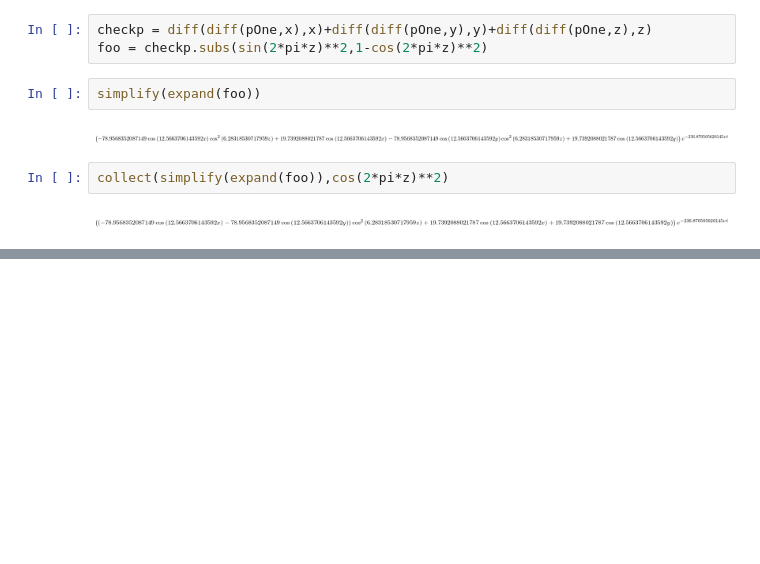
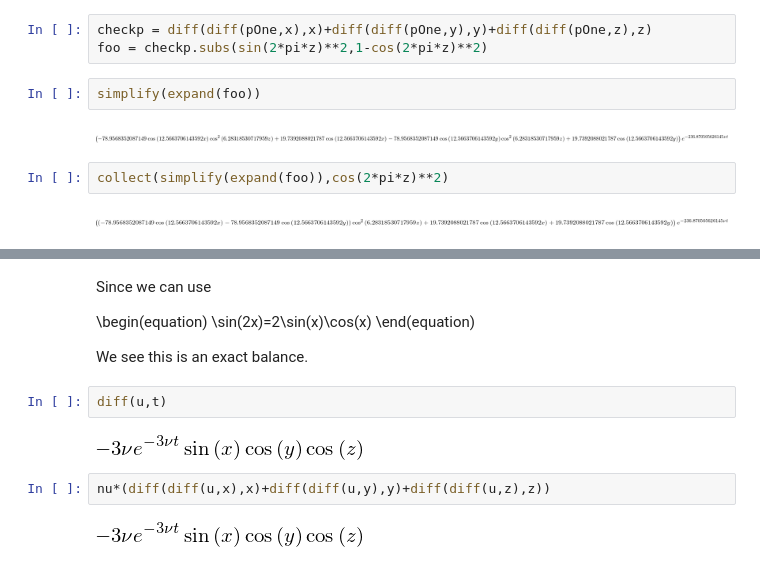
Before and after one commit to beganthewit/dns, a Jupyter notebook: TaylorGreen/TaylorGreenExperiments.ipynb, the cells around one changed output, grey strips where cells are left out. Drawn from its saved outputs; the diff is of its cells as text; blank space fills up the shorter version.

```diff
--- a/TaylorGreen/TaylorGreenExperiments.ipynb
+++ b/TaylorGreen/TaylorGreenExperiments.ipynb
@@ -364,0 +373,16 @@ collect(simplify(expand(foo)),cos(2*pi*z)**2)
+# %% [markdown]
+Since we can use
+
+\begin(equation)
+\sin(2x)=2\sin(x)\cos(x)
+\end(equation)
+
+We see this is an exact balance.
+# %%
+diff(u,t)
+# %% [output]
+[figure, added]
+# %%
+nu*(diff(diff(u,x),x)+diff(diff(u,y),y)+diff(diff(u,z),z))
+# %% [output]
+[figure, added]
```
Also changed, not shown: parts of 26 cells of this notebook, 3 other files.
